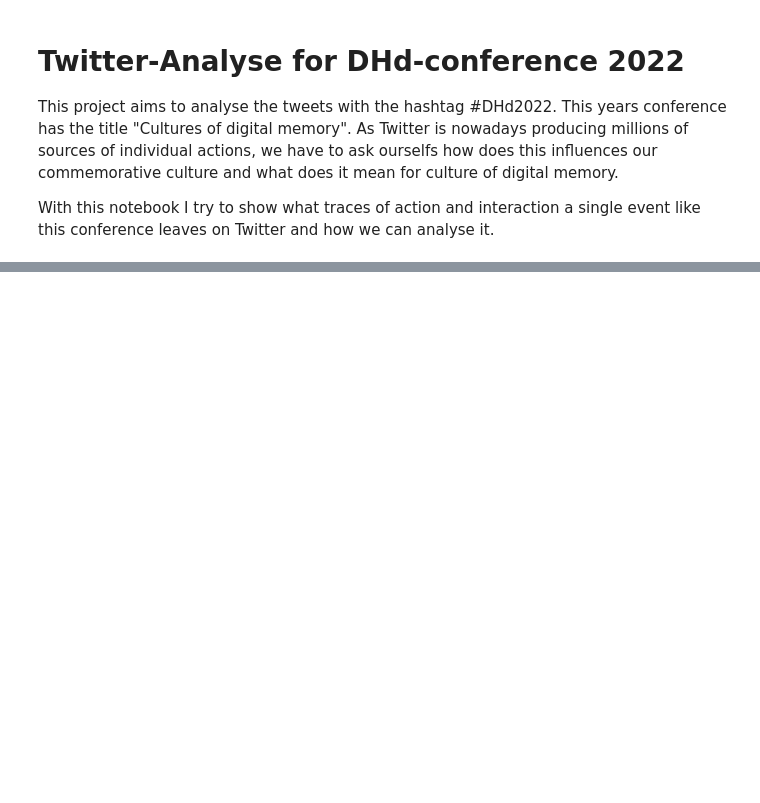
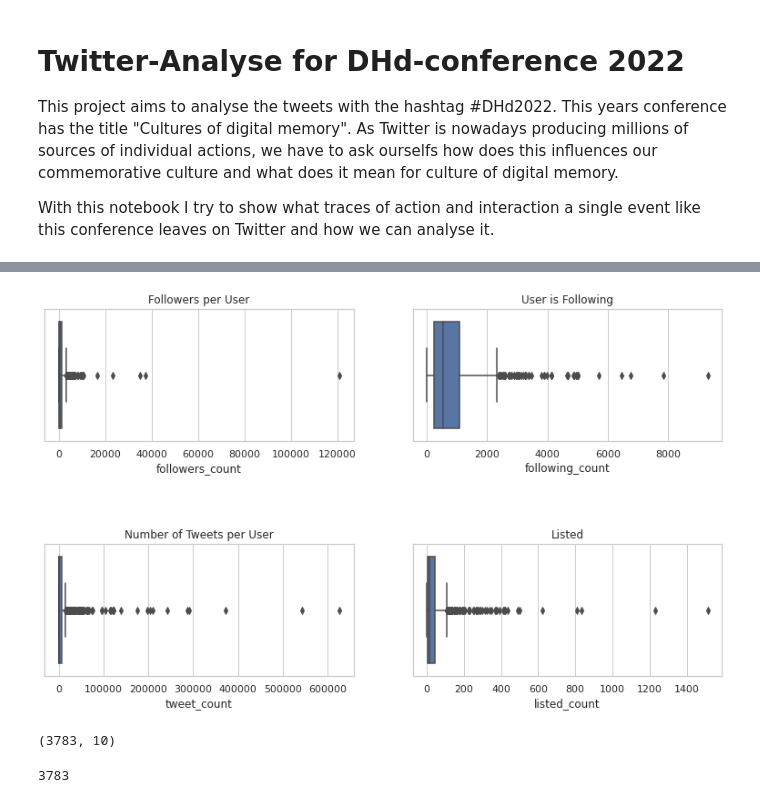
Before and after one commit to Leano1998/DHd2022, a Jupyter notebook: Twitter_DHd2022.ipynb, the cells around one changed output, grey strips where cells are left out. Cells and saved outputs as stored; diff of their text form; code cells hidden in the pictures; blank space fills up the shorter version.

```diff
--- a/Twitter_DHd2022.ipynb
+++ b/Twitter_DHd2022.ipynb
@@ -80,0 +110,20 @@ tweets_user
+# %%
+def str_to_dict(string_dict: str) -> dict:
+    """
+    Converts a string from type {'A': 0, 'B': 1, 'C': 2} into a dict object.
+
+    :param string_dict: The string to convert.
+    :return: The dictonary.
+    """
+    if type(string_dict) is dict:
+        return string_dict
+    values = string_dict.strip('{').strip('}').split(', ')
+    output_dict = {}
+    for v in values:
+        v = v.split(': ')
+        output_dict[v[0].strip("'")] = int(v[1])
+    return output_dict
+
+
+public_metrics_users = pd.DataFrame(list(map(str_to_dict, tweets_user["public_metrics"].tolist())))
+public_metrics_users.loc[:10]
@@ -80,0 +143,26 @@ tweets_user
+# %%
+vis_users = []
+
+
+plt.rcParams["figure.figsize"] = (12, 8)
+
+fig, axes = plt.subplots(2,2)
+sns.boxplot(data = public_metrics_users, x ="followers_count", orient="h", ax = axes[0][0])
+sns.boxplot(data = public_metrics_users, x ="following_count", orient="h", ax = axes[0][1])
+sns.boxplot(data = public_metrics_users, x ="tweet_count", orient="h", ax = axes[1][0])
+sns.boxplot(data = public_metrics_users, x ="listed_count", orient="h", ax = axes[1][1])
+axes[0][0].set_title("Followers per User")
+axes[0][1].set_title("User is Following")
+axes[1][0].set_title("Number of Tweets per User")
+axes[1][1].set_title("Listed")
+fig.tight_layout(pad=5)
+
+plt.show()
+# %% [output]
+[figure, added]
+# %%
+print(tweets_data.shape)
+len(set(tweets_data["id"].tolist()))
+# %% [output]
+(3783, 10)
+3783
```
Also changed, not shown: parts of 8 cells of this notebook.
